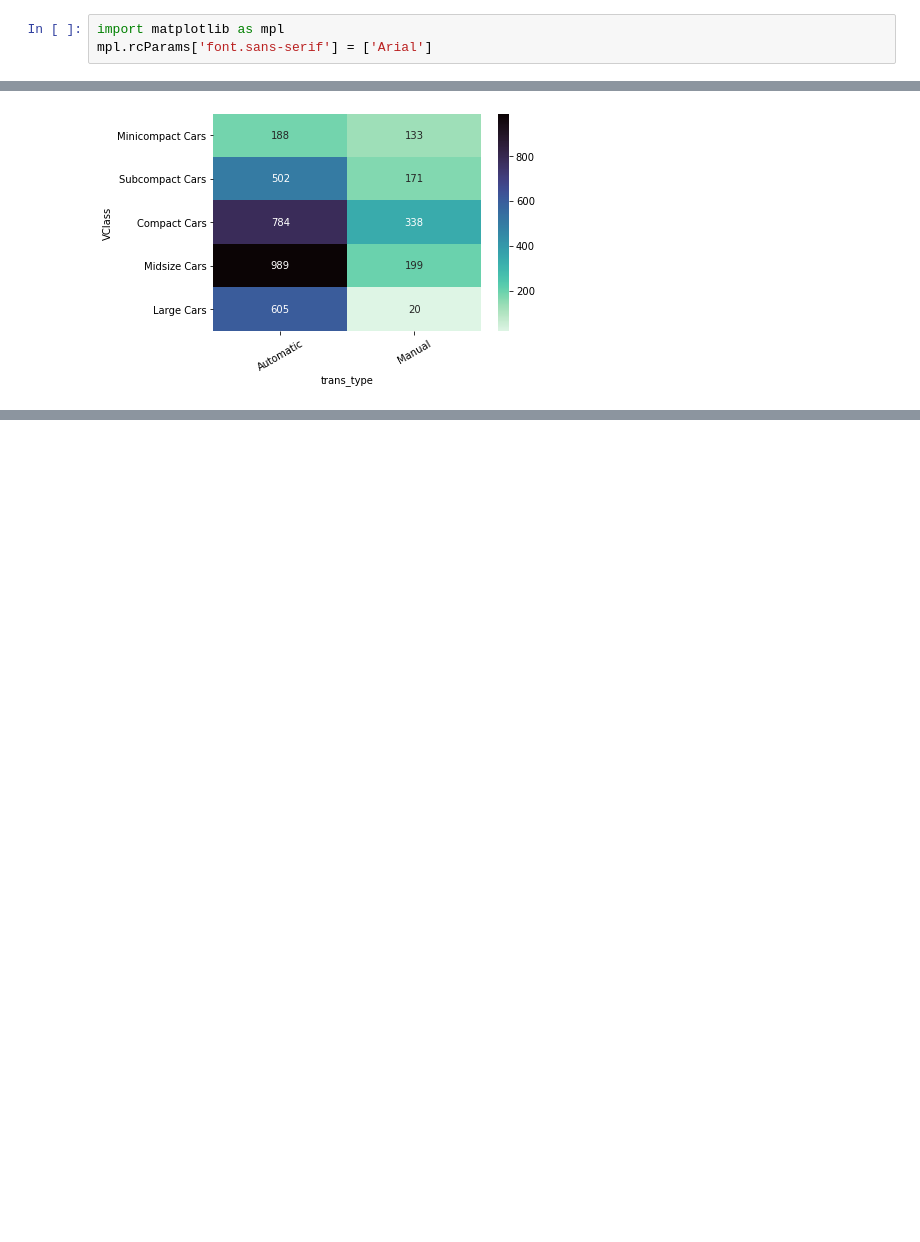
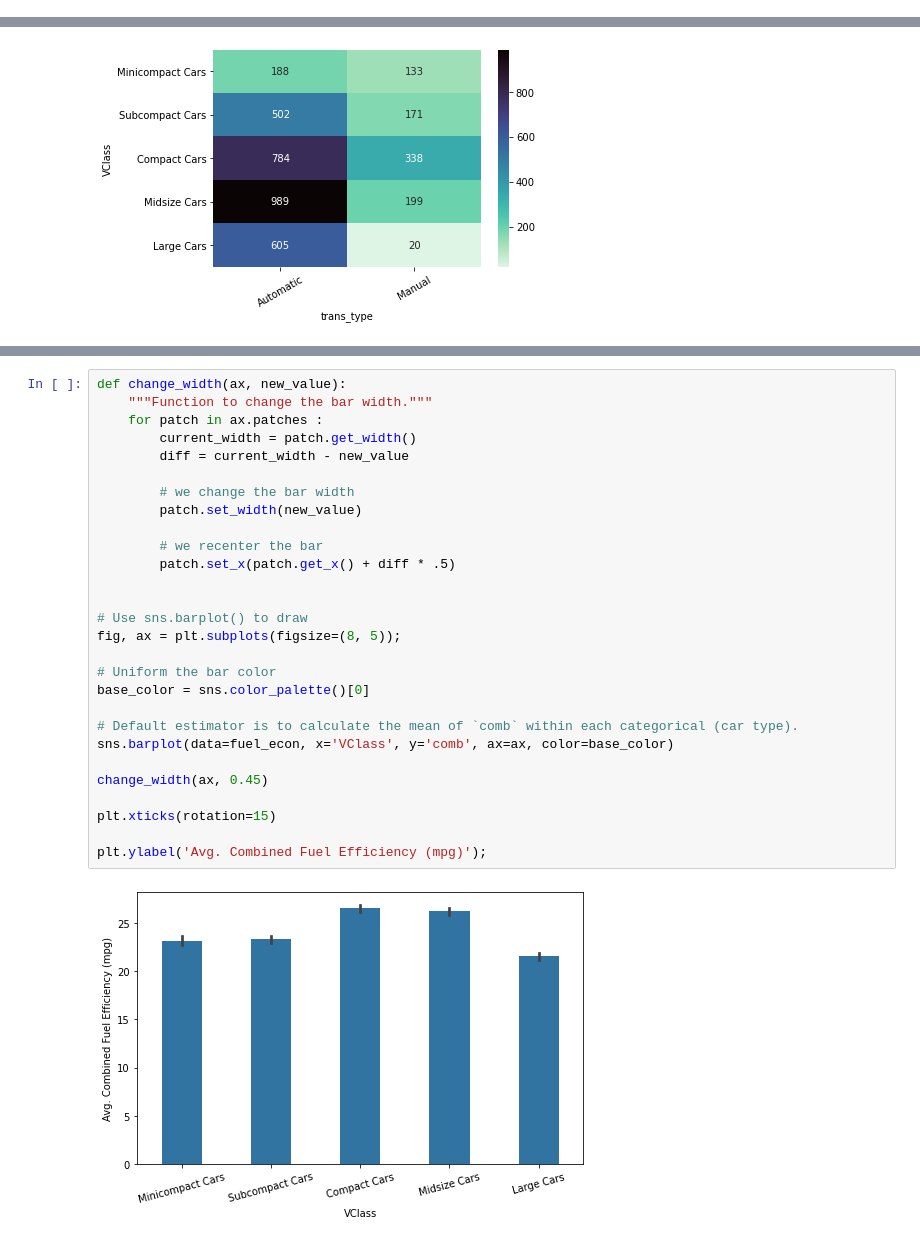
Before and after one commit to Alex-YuZ/Data-Visualization, a Jupyter notebook: Bar_Chart.ipynb, the cells around one changed output, grey strips where cells are left out. Drawn from its saved outputs; the diff is of its cells as text; blank space fills up the shorter version.

Commit message:
feat: Add dmeo on adapted bar charts using sns.barplot() function

```diff
--- a/Bar_Chart.ipynb
+++ b/Bar_Chart.ipynb
@@ -5,9 +6,6 @@
 # %%
 import os
 os.chdir("projects_on_GitHub/data_viz/Visualization_with_mpl_and_sns")
-# %%
-import matplotlib as mpl
-mpl.rcParams['font.sans-serif'] = ['Arial']
 # %% [markdown]
 ### Example 1:
 
@@ -506,0 +466,30 @@ plt.xticks(rotation=30);
+# %%
+def change_width(ax, new_value):
+    """Function to change the bar width."""
+    for patch in ax.patches :
+        current_width = patch.get_width()
+        diff = current_width - new_value
+
+        # we change the bar width
+        patch.set_width(new_value)
+
+        # we recenter the bar
+        patch.set_x(patch.get_x() + diff * .5)
+
+
+# Use sns.barplot() to draw
+fig, ax = plt.subplots(figsize=(8, 5));
+
+# Uniform the bar color
+base_color = sns.color_palette()[0]
+
+# Default estimator is to calculate the mean of `comb` within each categorical (car type).
+sns.barplot(data=fuel_econ, x='VClass', y='comb', ax=ax, color=base_color)
+
+change_width(ax, 0.45)
+
+plt.xticks(rotation=15)
+
+plt.ylabel('Avg. Combined Fuel Efficiency (mpg)');
+# %% [output]
+[figure, added]
```
Also changed, not shown: parts of 22 cells of this notebook.
